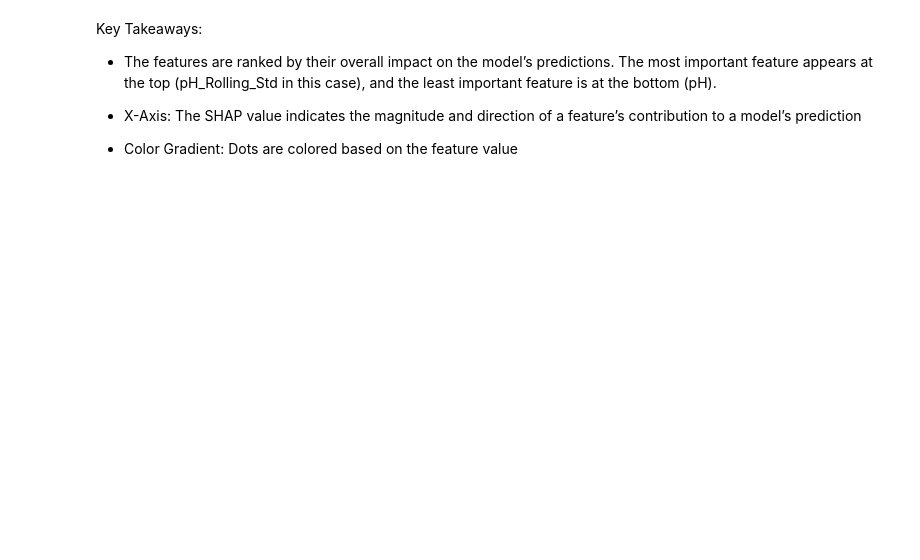
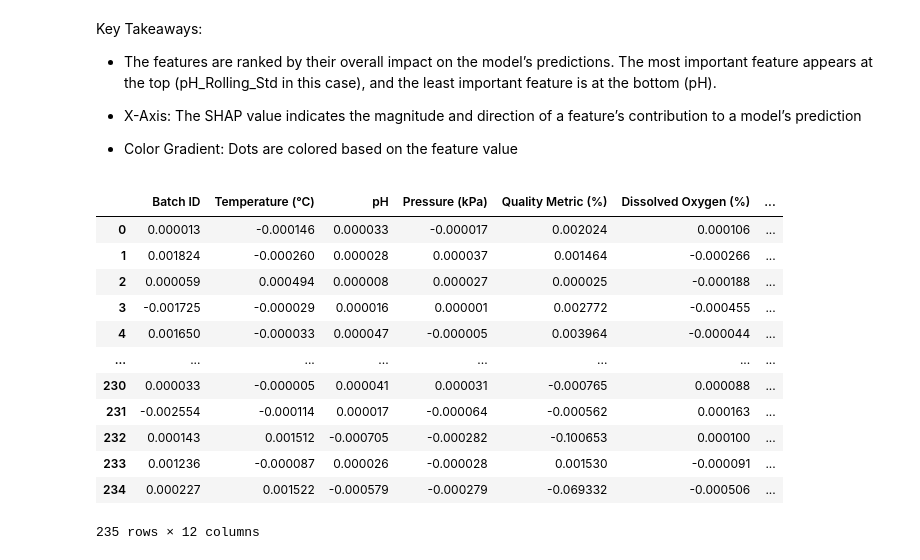
Before and after one commit to neselidondurma/biontech_backup, a Jupyter notebook: notebooks/s3_mlp_model.ipynb, the cells around one changed output. Saved outputs shown, nothing was run; the diff lists cells and outputs as text; code cells hidden in the pictures; blank space fills up the shorter version.

```diff
--- a/notebooks/s3_mlp_model.ipynb
+++ b/notebooks/s3_mlp_model.ipynb
@@ -492,3 +551,25 @@ The most important feature appears at the top (pH_Rolling_Std in this case), and
 - X-Axis: The SHAP value indicates the magnitude and direction of a feature’s contribution to a model’s prediction
 
 - Color Gradient: Dots are colored based on the feature value
+# %%
+shap_df = pd.DataFrame(shap_values_class_1, columns=X_train.columns)
+
+# Add metadata like predictions and true labels (optional)
+  # Replace with your model's predictions
+shap_df["True_Label"] = y_train.values
+# %%
+shap_df
+# %% [output]
+|  | Batch ID | Temperature (°C) | pH | Pressure (kPa) | Quality Metric (%) | Dissolved Oxygen (%) | ... |
+| 0 | 0.000013 | -0.000146 | 0.000033 | -0.000017 | 0.002024 | 0.000106 | ... |
+| 1 | 0.001824 | -0.000260 | 0.000028 | 0.000037 | 0.001464 | -0.000266 | ... |
+| 2 | 0.000059 | 0.000494 | 0.000008 | 0.000027 | 0.000025 | -0.000188 | ... |
+| 3 | -0.001725 | -0.000029 | 0.000016 | 0.000001 | 0.002772 | -0.000455 | ... |
+| 4 | 0.001650 | -0.000033 | 0.000047 | -0.000005 | 0.003964 | -0.000044 | ... |
+| ... | ... | ... | ... | ... | ... | ... | ... |
+| 230 | 0.000033 | -0.000005 | 0.000041 | 0.000031 | -0.000765 | 0.000088 | ... |
+| 231 | -0.002554 | -0.000114 | 0.000017 | -0.000064 | -0.000562 | 0.000163 | ... |
+| 232 | 0.000143 | 0.001512 | -0.000705 | -0.000282 | -0.100653 | 0.000100 | ... |
+| 233 | 0.001236 | -0.000087 | 0.000026 | -0.000028 | 0.001530 | -0.000091 | ... |
+| 234 | 0.000227 | 0.001522 | -0.000579 | -0.000279 | -0.069332 | -0.000506 | ... |
+235 rows × 12 columns
```
Also changed, not shown: parts of 13 cells of this notebook, 23 other files.
